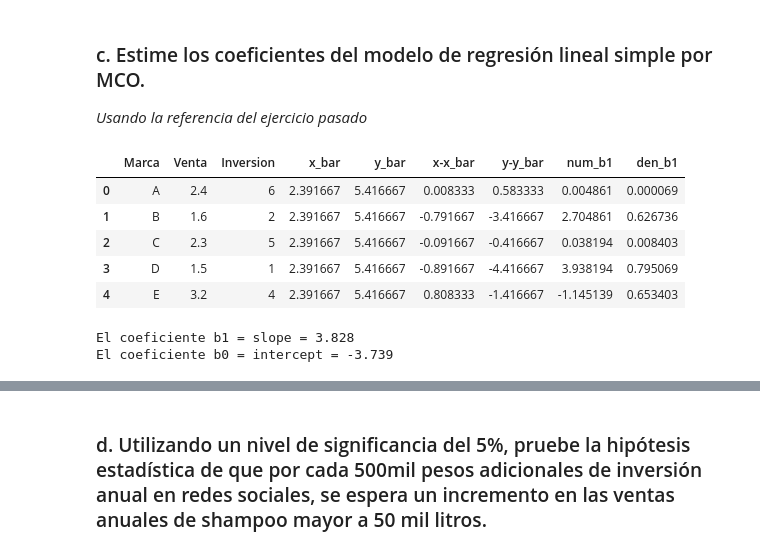
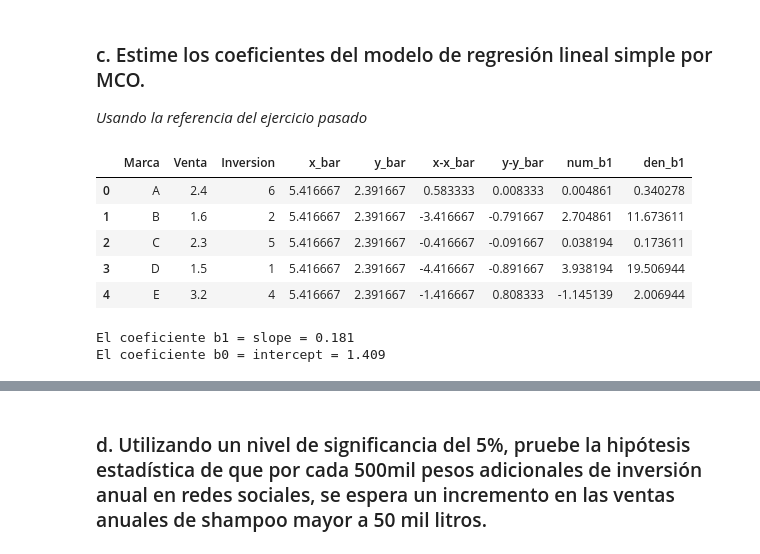
Before and after one commit to Anonymate054/MCD-Econometrics, a Jupyter notebook: notebooks/homeworks/0.0-leng-HW01.ipynb, the cells around one changed output, grey strips where cells are left out. Cells and saved outputs as stored; diff of their text form; code cells hidden in the pictures.

```diff
--- a/notebooks/homeworks/0.0-leng-HW01.ipynb
+++ b/notebooks/homeworks/0.0-leng-HW01.ipynb
@@ -397,31 +397,21 @@ Intervalo de confianza al 95% para r: (0.4974210995327289, 0.9519823610817848)
 ### c. Estime los coeﬁcientes del modelo de regresión lineal simple por MCO.
 
 *Usando la referencia del ejercicio pasado*
-# %%
-import numpy as np
-df_cop = df2.copy()
-df_cop['x_bar'] = df_cop['Venta'].mean()
-df_cop['y_bar'] = df_cop['Inversion'].mean()
-
-df_cop['x-x_bar'] = df_cop['Venta'] - df_cop['x_bar']
-df_cop['y-y_bar'] = df_cop['Inversion'] - df_cop['y_bar']
-
-df_cop['num_b1'] = df_cop['x-x_bar'] * df_cop['y-y_bar']
-df_cop['den_b1'] = df_cop['x-x_bar'] ** 2
-
-df_cop.head(5)
-# %% [output]
-|  | Marca | Venta | Inversion | x_bar | y_bar | x-x_bar | y-y_bar | num_b1 | den_b1 |
-| 0 | A | 2.4 | 6 | 2.391667 | 5.416667 | 0.008333 | 0.583333 | 0.004861 | 0.000069 |
-| 1 | B | 1.6 | 2 | 2.391667 | 5.416667 | -0.791667 | -3.416667 | 2.704861 | 0.626736 |
-| 2 | C | 2.3 | 5 | 2.391667 | 5.416667 | -0.091667 | -0.416667 | 0.038194 | 0.008403 |
-| 3 | D | 1.5 | 1 | 2.391667 | 5.416667 | -0.891667 | -4.416667 | 3.938194 | 0.795069 |
-| 4 | E | 3.2 | 4 | 2.391667 | 5.416667 | 0.808333 | -1.416667 | -1.145139 | 0.653403 |
+# %%
+import econ_mod.econ_utils as econ
+df_cop = econ.create_cop_df(df=df2, x="Inversion", y="Venta")
+df_cop.head(5)
+# %% [output]
+|  | Marca | Venta | Inversion | x_bar | y_bar | x-x_bar | y-y_bar | num_b1 | den_b1 |
+| 0 | A | 2.4 | 6 | 5.416667 | 2.391667 | 0.583333 | 0.008333 | 0.004861 | 0.340278 |
+| 1 | B | 1.6 | 2 | 5.416667 | 2.391667 | -3.416667 | -0.791667 | 2.704861 | 11.673611 |
+| 2 | C | 2.3 | 5 | 5.416667 | 2.391667 | -0.416667 | -0.091667 | 0.038194 | 0.173611 |
+| 3 | D | 1.5 | 1 | 5.416667 | 2.391667 | -4.416667 | -0.891667 | 3.938194 | 19.506944 |
+| 4 | E | 3.2 | 4 | 5.416667 | 2.391667 | -1.416667 | 0.808333 | -1.145139 | 2.006944 |
 # %%
-b1 = df_cop['num_b1'].sum() / df_cop['den_b1'].sum()
-b0 = df_cop['Inversion'].mean() - b1 * df_cop['Venta'].mean()
+b1, b0 = econ.get_lr_metrics(df_cop=df_cop, x="Inversion", y="Venta")
 print(f"El coeficiente b1 = slope = {b1:.3f}")
 print(f"El coeficiente b0 = intercept = {b0:.3f}")
 # %% [output]
-El coeficiente b1 = slope = 3.828
-El coeficiente b0 = intercept = -3.739
+El coeficiente b1 = slope = 0.181
+El coeficiente b0 = intercept = 1.409
```
Also changed, not shown: parts of 21 cells of this notebook, 6 other files.
